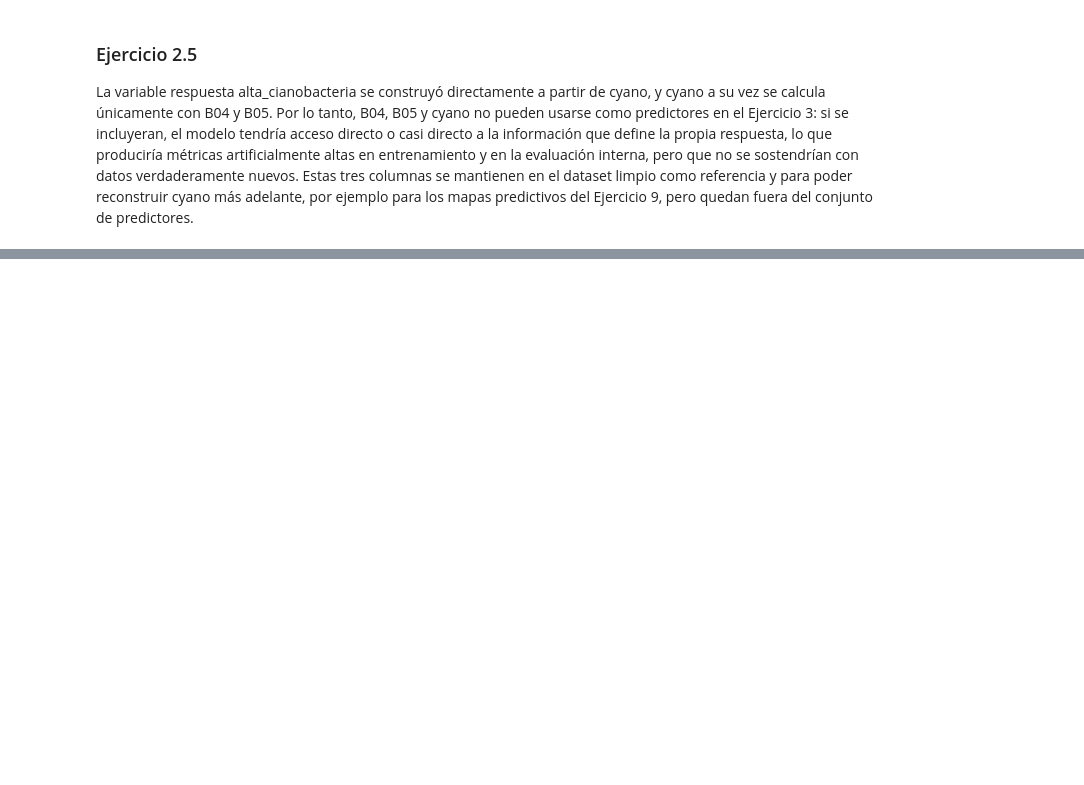
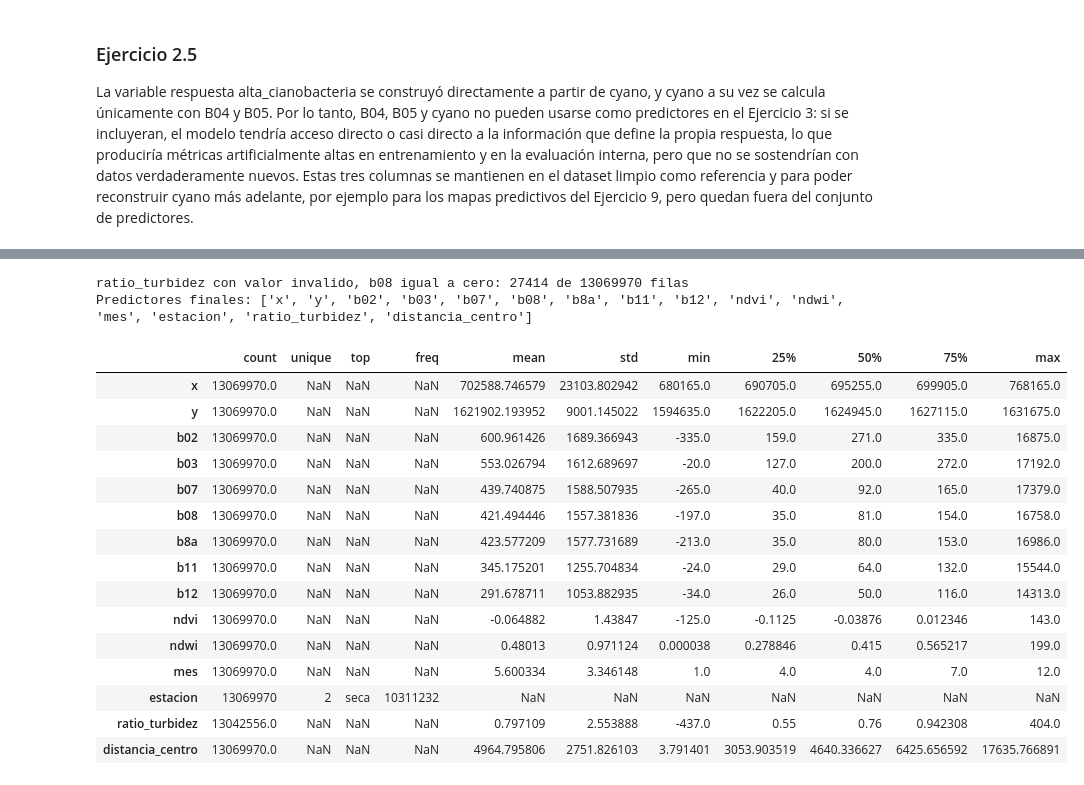
Before and after one commit to erickguerra2/LAB04-DATA, a Jupyter notebook: Laboratorio4_Parte2.ipynb, the cells around one changed output, grey strips where cells are left out. Saved outputs shown, nothing was run; the diff lists cells and outputs as text; code cells hidden in the pictures; blank space fills up the shorter version.

```diff
--- a/Laboratorio4_Parte2.ipynb
+++ b/Laboratorio4_Parte2.ipynb
@@ -353,0 +364,5 @@ La variable respuesta alta_cianobacteria se construyó directamente a partir de
+# %%
+variables_excluidas = ["lago", "fecha", "lon", "lat", "crs_nativo", "b04", "b05", "cyano", "alta_cianobacteria"]
+
+predictores_base = [col for col in dataset_ml.columns if col not in variables_excluidas]
+print("Predictores base:", predictores_base)
@@ -353,0 +404,37 @@ La variable respuesta alta_cianobacteria se construyó directamente a partir de
+# %%
+MESES_LLUVIOSOS = {5, 6, 7, 8, 9, 10}
+
+dataset_ml["mes"] = dataset_ml["fecha"].dt.month
+dataset_ml["estacion"] = dataset_ml["mes"].apply(lambda m: "lluviosa" if m in MESES_LLUVIOSOS else "seca")
+
+dataset_ml["ratio_turbidez"] = dataset_ml["b11"] / dataset_ml["b08"]
+dataset_ml["ratio_turbidez"] = dataset_ml["ratio_turbidez"].replace([np.inf, -np.inf], np.nan)
+print(f"ratio_turbidez con valor invalido, b08 igual a cero: {dataset_ml['ratio_turbidez'].isna().sum()} de {len(dataset_ml)} filas")
+
+centroides = dataset_ml.groupby("lago")[["x", "y"]].transform("mean")
+dataset_ml["distancia_centro"] = np.sqrt(
+    (dataset_ml["x"] - centroides["x"]) ** 2 + (dataset_ml["y"] - centroides["y"]) ** 2
+)
+
+predictores_finales = predictores_base + ["mes", "estacion", "ratio_turbidez", "distancia_centro"]
+print("Predictores finales:", predictores_finales)
+dataset_ml[predictores_finales].describe(include="all").T
+# %% [output]
+ratio_turbidez con valor invalido, b08 igual a cero: 27414 de 13069970 filas
+Predictores finales: ['x', 'y', 'b02', 'b03', 'b07', 'b08', 'b8a', 'b11', 'b12', 'ndvi', 'ndwi', 'mes', 'estacion', 'ratio_turbidez', 'distancia_centro']
+|  | count | unique | top | freq | mean | std | min | 25% | 50% | 75% | max |
+| x | 13069970.0 | NaN | NaN | NaN | 702588.746579 | 23103.802942 | 680165.0 | 690705.0 | 695255.0 | 699905.0 | 768165.0 |
+| y | 13069970.0 | NaN | NaN | NaN | 1621902.193952 | 9001.145022 | 1594635.0 | 1622205.0 | 1624945.0 | 1627115.0 | 1631675.0 |
+| b02 | 13069970.0 | NaN | NaN | NaN | 600.961426 | 1689.366943 | -335.0 | 159.0 | 271.0 | 335.0 | 16875.0 |
+| b03 | 13069970.0 | NaN | NaN | NaN | 553.026794 | 1612.689697 | -20.0 | 127.0 | 200.0 | 272.0 | 17192.0 |
+| b07 | 13069970.0 | NaN | NaN | NaN | 439.740875 | 1588.507935 | -265.0 | 40.0 | 92.0 | 165.0 | 17379.0 |
+| b08 | 13069970.0 | NaN | NaN | NaN | 421.494446 | 1557.381836 | -197.0 | 35.0 | 81.0 | 154.0 | 16758.0 |
+| b8a | 13069970.0 | NaN | NaN | NaN | 423.577209 | 1577.731689 | -213.0 | 35.0 | 80.0 | 153.0 | 16986.0 |
+| b11 | 13069970.0 | NaN | NaN | NaN | 345.175201 | 1255.704834 | -24.0 | 29.0 | 64.0 | 132.0 | 15544.0 |
+| b12 | 13069970.0 | NaN | NaN | NaN | 291.678711 | 1053.882935 | -34.0 | 26.0 | 50.0 | 116.0 | 14313.0 |
+| ndvi | 13069970.0 | NaN | NaN | NaN | -0.064882 | 1.43847 | -125.0 | -0.1125 | -0.03876 | 0.012346 | 143.0 |
+| ndwi | 13069970.0 | NaN | NaN | NaN | 0.48013 | 0.971124 | 0.000038 | 0.278846 | 0.415 | 0.565217 | 199.0 |
+| mes | 13069970.0 | NaN | NaN | NaN | 5.600334 | 3.346148 | 1.0 | 4.0 | 4.0 | 7.0 | 12.0 |
+| estacion | 13069970 | 2 | seca | 10311232 | NaN | NaN | NaN | NaN | NaN | NaN | NaN |
+| ratio_turbidez | 13042556.0 | NaN | NaN | NaN | 0.797109 | 2.553888 | -437.0 | 0.55 | 0.76 | 0.942308 | 404.0 |
+| distancia_centro | 13069970.0 | NaN | NaN | NaN | 4964.795806 | 2751.826103 | 3.791401 | 3053.903519 | 4640.336627 | 6425.656592 | 17635.766891 |
```
Also changed, not shown: parts of 5 cells of this notebook.
